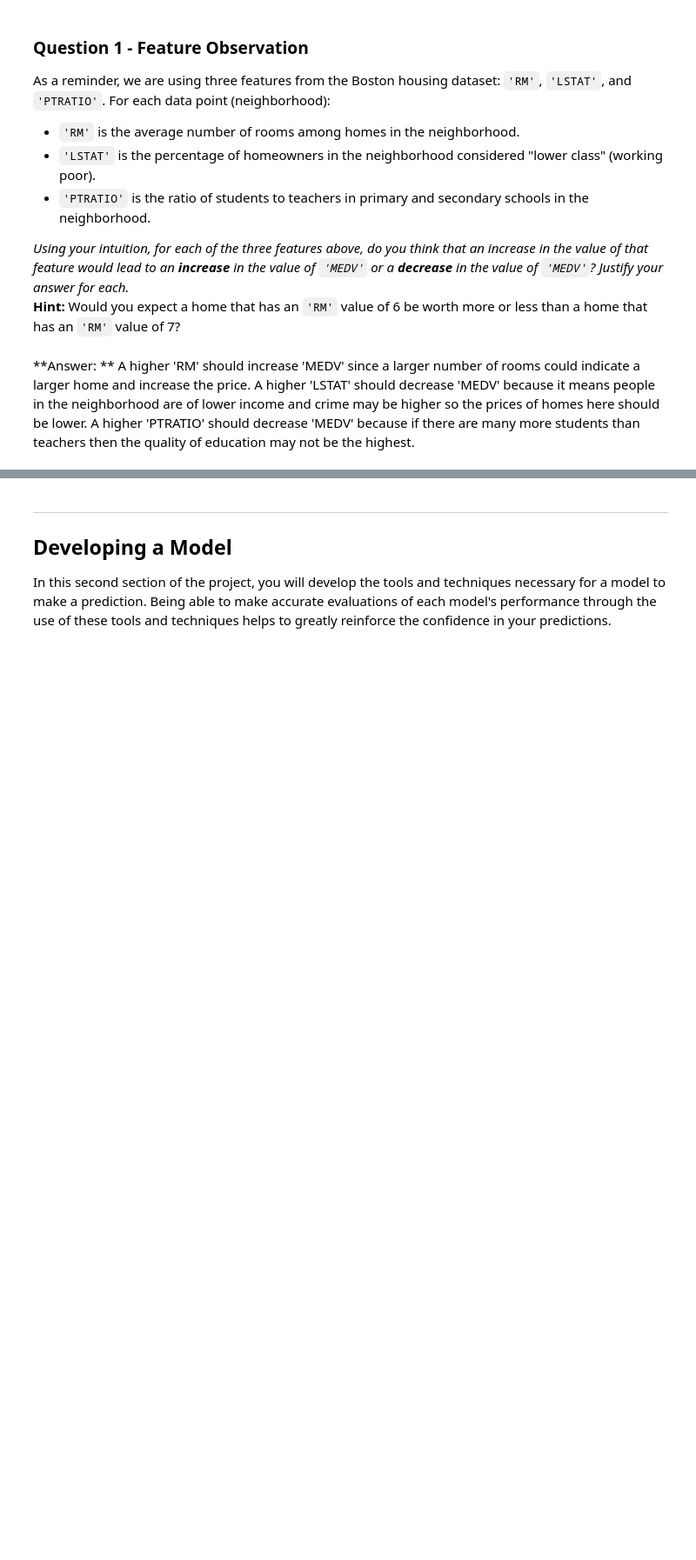
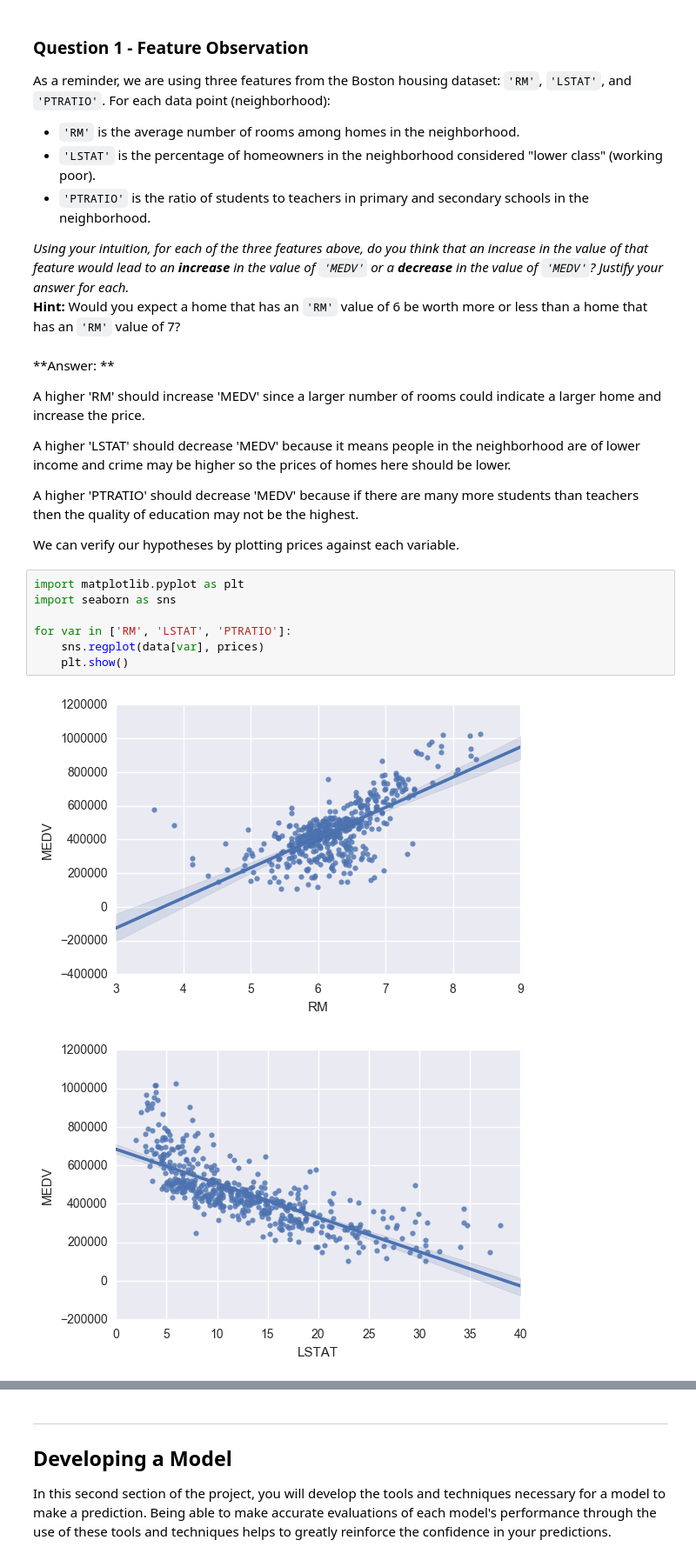
Before and after one commit to JLeung46/boston_housing, a Jupyter notebook: boston_housing.ipynb, the cells around one changed output, grey strips where cells are left out. Shown at 87% size. Cells and saved outputs as stored; diff of their text form; blank space fills up the shorter version.

```diff
--- a/boston_housing.ipynb
+++ b/boston_housing.ipynb
@@ -94,6 +94,21 @@ _Using your intuition, for each of the three features above, do you think that a
 **Hint:** Would you expect a home that has an `'RM'` value of 6 be worth more or less than a home that has an `'RM'` value of 7?
 # %% [markdown]
 **Answer: **
+
 A higher 'RM' should increase 'MEDV' since a larger number of rooms could indicate a larger home and increase the price.
+
 A higher 'LSTAT' should decrease 'MEDV' because it means people in the neighborhood are of lower income and crime may be higher so the prices of homes here should be lower.
+
 A higher 'PTRATIO' should decrease 'MEDV' because if there are many more students than teachers then the quality of education may not be the highest.
+
+We can verify our hypotheses by plotting prices against each variable.
+# %%
+import matplotlib.pyplot as plt
+import seaborn as sns
+
+for var in ['RM', 'LSTAT', 'PTRATIO']:
+    sns.regplot(data[var], prices)
+    plt.show()
+# %% [output]
+[figure, added]
+[figure, added]
```
Also changed, not shown: parts of 16 cells of this notebook, 2 other files.
